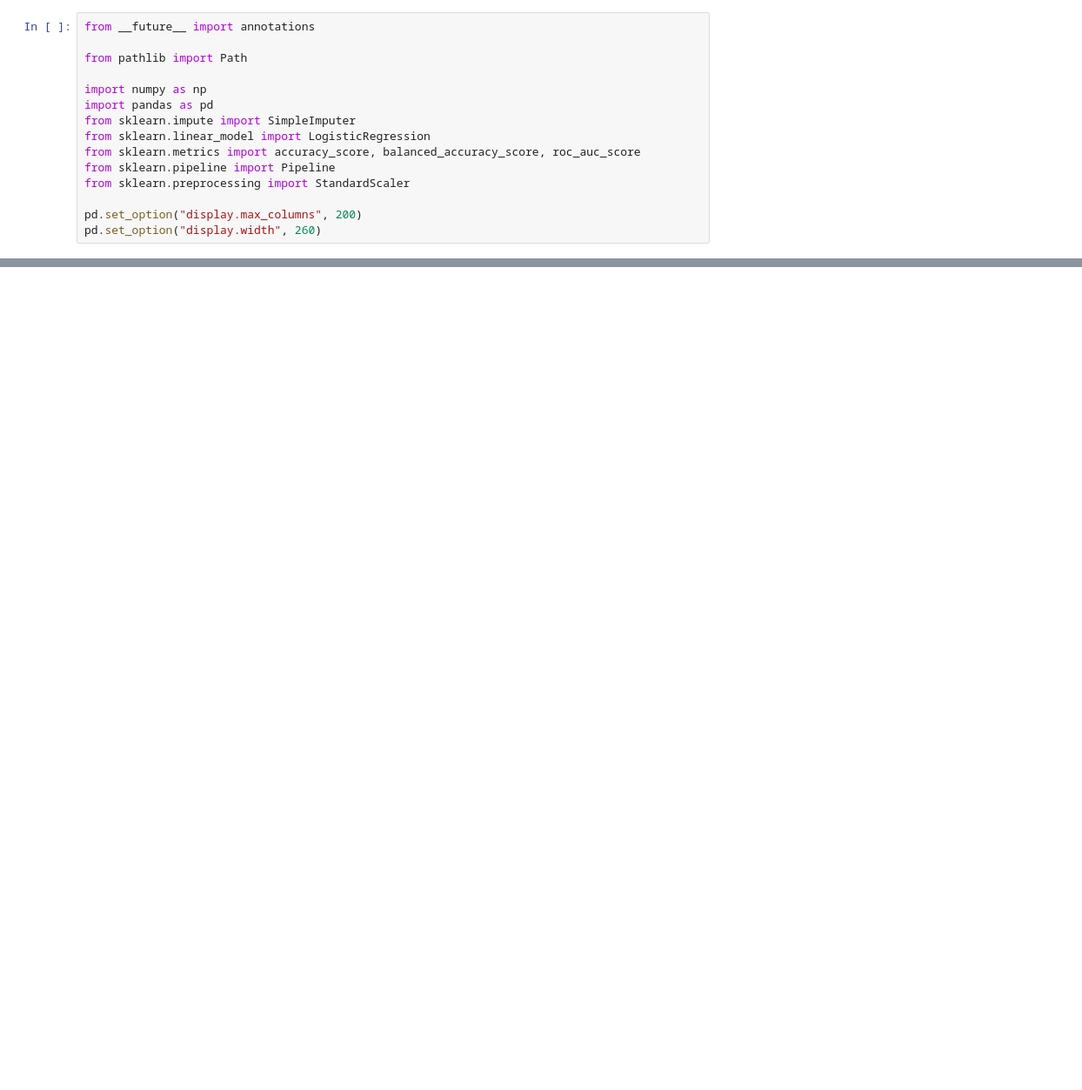
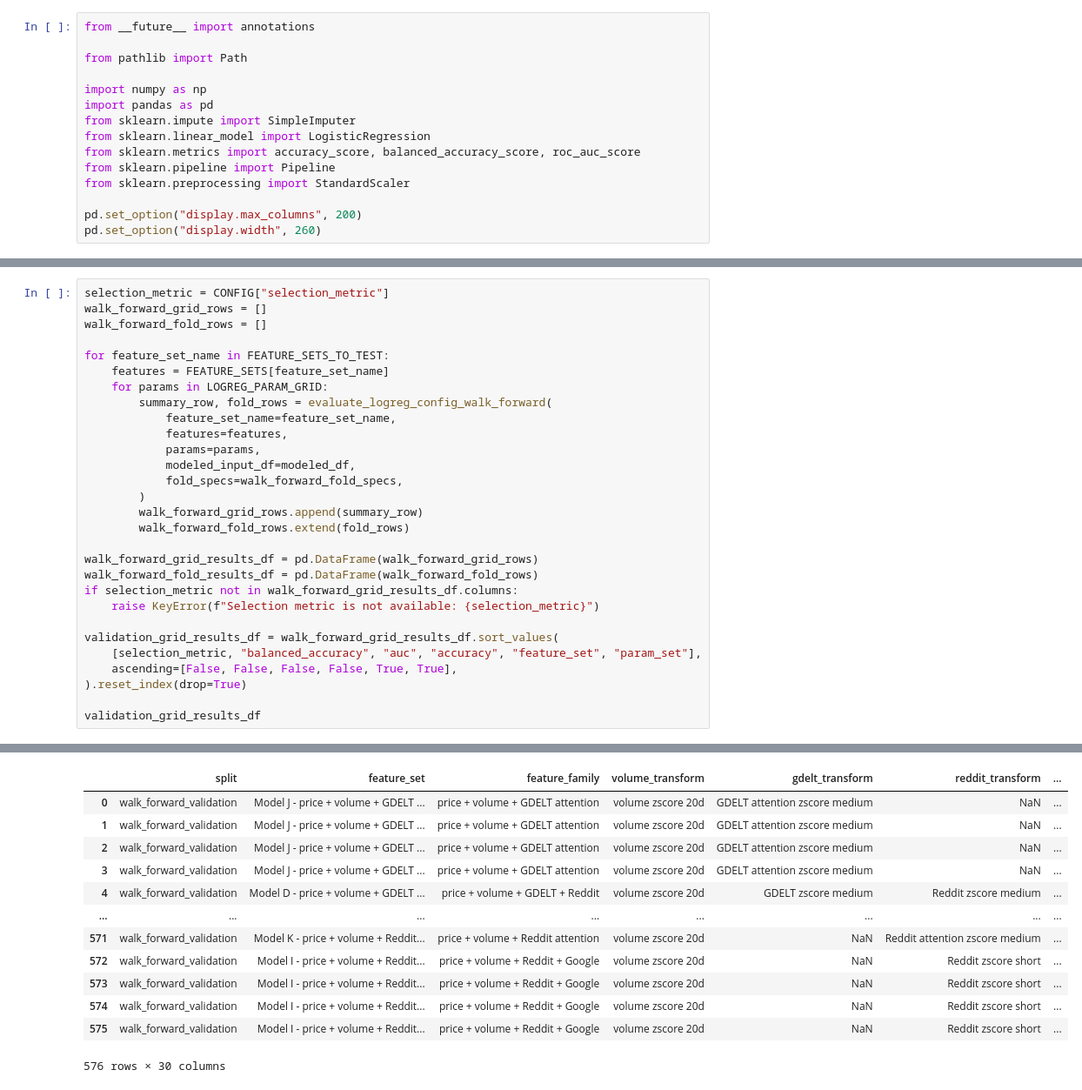
Before and after one commit to filip19992/equity-price-direction-predictor, a Jupyter notebook: notebooks/logistic_regression.ipynb, the cells around one changed output, grey strips where cells are left out. Shown at 87% size. Drawn from its saved outputs; the diff is of its cells as text; blank space fills up the shorter version.

```diff
--- a/notebooks/logistic_regression.ipynb
+++ b/notebooks/logistic_regression.ipynb
@@ -318,0 +1181,30 @@ coefficients_df
+# %%
+selection_metric = CONFIG["selection_metric"]
+walk_forward_grid_rows = []
+walk_forward_fold_rows = []
+
+for feature_set_name in FEATURE_SETS_TO_TEST:
+    features = FEATURE_SETS[feature_set_name]
+    for params in LOGREG_PARAM_GRID:
+        summary_row, fold_rows = evaluate_logreg_config_walk_forward(
+            feature_set_name=feature_set_name,
+            features=features,
+            params=params,
+            modeled_input_df=modeled_df,
+            fold_specs=walk_forward_fold_specs,
+        )
+        walk_forward_grid_rows.append(summary_row)
+        walk_forward_fold_rows.extend(fold_rows)
+
+walk_forward_grid_results_df = pd.DataFrame(walk_forward_grid_rows)
+walk_forward_fold_results_df = pd.DataFrame(walk_forward_fold_rows)
+if selection_metric not in walk_forward_grid_results_df.columns:
+    raise KeyError(f"Selection metric is not available: {selection_metric}")
+
+validation_grid_results_df = walk_forward_grid_results_df.sort_values(
+    [selection_metric, "balanced_accuracy", "auc", "accuracy", "feature_set", "param_set"],
+    ascending=[False, False, False, False, True, True],
+).reset_index(drop=True)
+
+validation_grid_results_df
+# %% [output]
@@ -318,0 +1212,13 @@ coefficients_df
+|  | split | feature_set | feature_family | volume_transform | gdelt_transform | reddit_transform | ... |
+| 0 | walk_forward_validation | Model J - price + volume + GDELT ... | price + volume + GDELT attention | volume zscore 20d | GDELT attention zscore medium | NaN | ... |
+| 1 | walk_forward_validation | Model J - price + volume + GDELT ... | price + volume + GDELT attention | volume zscore 20d | GDELT attention zscore medium | NaN | ... |
+| 2 | walk_forward_validation | Model J - price + volume + GDELT ... | price + volume + GDELT attention | volume zscore 20d | GDELT attention zscore medium | NaN | ... |
+| 3 | walk_forward_validation | Model J - price + volume + GDELT ... | price + volume + GDELT attention | volume zscore 20d | GDELT attention zscore medium | NaN | ... |
+| 4 | walk_forward_validation | Model D - price + volume + GDELT ... | price + volume + GDELT + Reddit | volume zscore 20d | GDELT zscore medium | Reddit zscore medium | ... |
+| ... | ... | ... | ... | ... | ... | ... | ... |
+| 571 | walk_forward_validation | Model K - price + volume + Reddit... | price + volume + Reddit attention | volume zscore 20d | NaN | Reddit attention zscore medium | ... |
+| 572 | walk_forward_validation | Model I - price + volume + Reddit... | price + volume + Reddit + Google | volume zscore 20d | NaN | Reddit zscore short | ... |
+| 573 | walk_forward_validation | Model I - price + volume + Reddit... | price + volume + Reddit + Google | volume zscore 20d | NaN | Reddit zscore short | ... |
+| 574 | walk_forward_validation | Model I - price + volume + Reddit... | price + volume + Reddit + Google | volume zscore 20d | NaN | Reddit zscore short | ... |
+| 575 | walk_forward_validation | Model I - price + volume + Reddit... | price + volume + Reddit + Google | volume zscore 20d | NaN | Reddit zscore short | ... |
+576 rows × 30 columns
```
Also changed, not shown: parts of 24 cells of this notebook, 3 other files.
